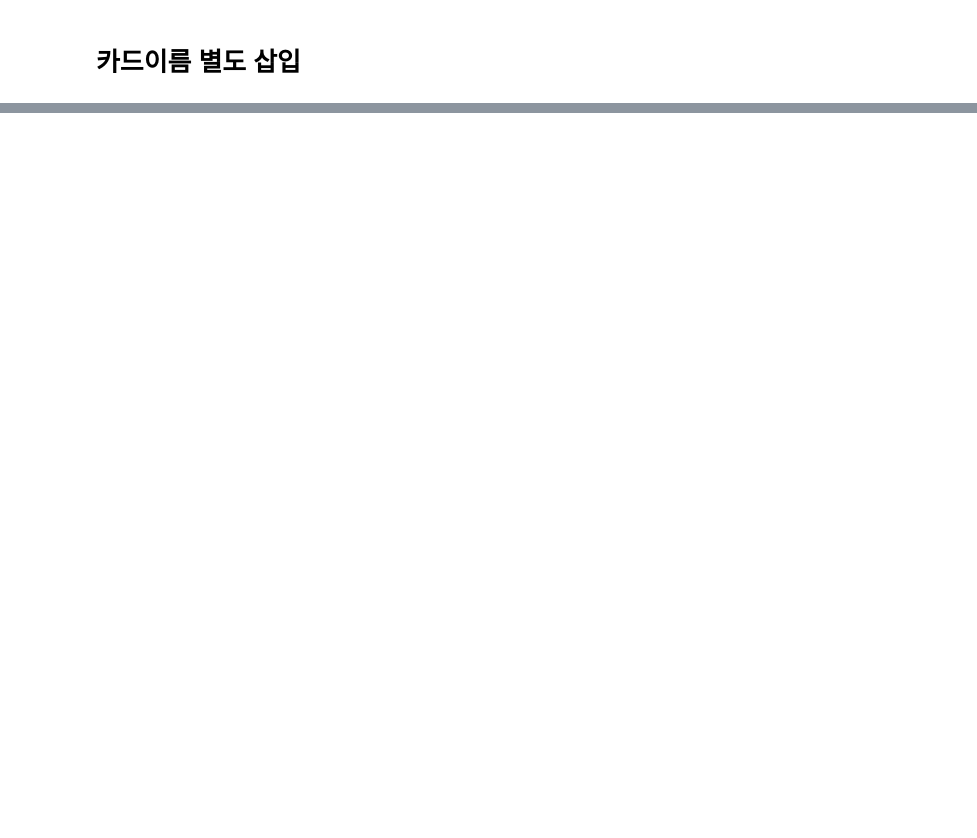
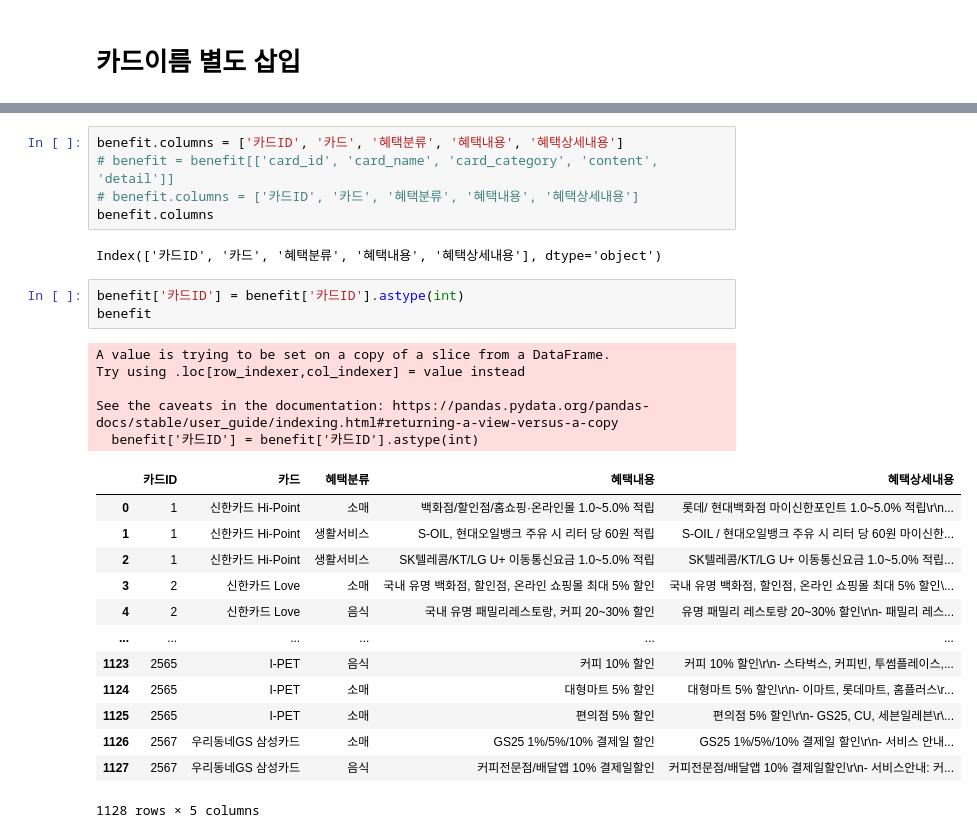
Before and after one commit to Benepick/Benepick, a Jupyter notebook: chatbot/retrieval plugin/vector db 구축_메타데이터.ipynb, the cells around one changed output, grey strips where cells are left out. Drawn from its saved outputs; the diff is of its cells as text; blank space fills up the shorter version.

```diff
--- a/chatbot/retrieval plugin/vector db 구축_메타데이터.ipynb
+++ b/chatbot/retrieval plugin/vector db 구축_메타데이터.ipynb
@@ -195,0 +355,29 @@ benefit_detail.iloc[0]['detail']
+# %%
+benefit.columns = ['카드ID', '카드', '혜택분류', '혜택내용', '혜택상세내용']
+# benefit = benefit[['card_id', 'card_name', 'card_category', 'content', 'detail']]
+# benefit.columns = ['카드ID', '카드', '혜택분류', '혜택내용', '혜택상세내용']
+benefit.columns
+# %% [output]
+Index(['카드ID', '카드', '혜택분류', '혜택내용', '혜택상세내용'], dtype='object')
+# %%
+benefit['카드ID'] = benefit['카드ID'].astype(int)
+benefit
+# %% [output]
+A value is trying to be set on a copy of a slice from a DataFrame.
+Try using .loc[row_indexer,col_indexer] = value instead
+
+See the caveats in the documentation: https://pandas.pydata.org/pandas-docs/stable/user_guide/indexing.html#returning-a-view-versus-a-copy
+  benefit['카드ID'] = benefit['카드ID'].astype(int)
+|  | 카드ID | 카드 | 혜택분류 | 혜택내용 | 혜택상세내용 |
+| 0 | 1 | 신한카드 Hi-Point | 소매 | 백화점/할인점/홈쇼핑·온라인몰 1.0~5.0% 적립 | 롯데/ 현대백화점 마이신한포인트 1.0~5.0% 적립\r\n... |
+| 1 | 1 | 신한카드 Hi-Point | 생활서비스 | S-OIL, 현대오일뱅크 주유 시 리터 당 60원 적립 | S-OIL / 현대오일뱅크 주유 시 리터 당 60원 마이신한... |
+| 2 | 1 | 신한카드 Hi-Point | 생활서비스 | SK텔레콤/KT/LG U+ 이동통신요금 1.0~5.0% 적립 | SK텔레콤/KT/LG U+ 이동통신요금 1.0~5.0% 적립... |
+| 3 | 2 | 신한카드 Love | 소매 | 국내 유명 백화점, 할인점, 온라인 쇼핑몰 최대 5% 할인 | 국내 유명 백화점, 할인점, 온라인 쇼핑몰 최대 5% 할인\... |
+| 4 | 2 | 신한카드 Love | 음식 | 국내 유명 패밀리레스토랑, 커피 20~30% 할인 | 유명 패밀리 레스토랑 20~30% 할인\r\n- 패밀리 레스... |
+| ... | ... | ... | ... | ... | ... |
+| 1123 | 2565 | I-PET | 음식 | 커피 10% 할인 | 커피 10% 할인\r\n- 스타벅스, 커피빈, 투썸플레이스,... |
+| 1124 | 2565 | I-PET | 소매 | 대형마트 5% 할인 | 대형마트 5% 할인\r\n- 이마트, 롯데마트, 홈플러스\r... |
+| 1125 | 2565 | I-PET | 소매 | 편의점 5% 할인 | 편의점 5% 할인\r\n- GS25, CU, 세븐일레븐\r\... |
+| 1126 | 2567 | 우리동네GS 삼성카드 | 소매 | GS25 1%/5%/10% 결제일 할인 | GS25 1%/5%/10% 결제일 할인\r\n- 서비스 안내... |
+| 1127 | 2567 | 우리동네GS 삼성카드 | 음식 | 커피전문점/배달앱 10% 결제일할인 | 커피전문점/배달앱 10% 결제일할인\r\n- 서비스안내: 커... |
+1128 rows × 5 columns
```
Also changed, not shown: parts of 47 cells of this notebook, 5 other files.
